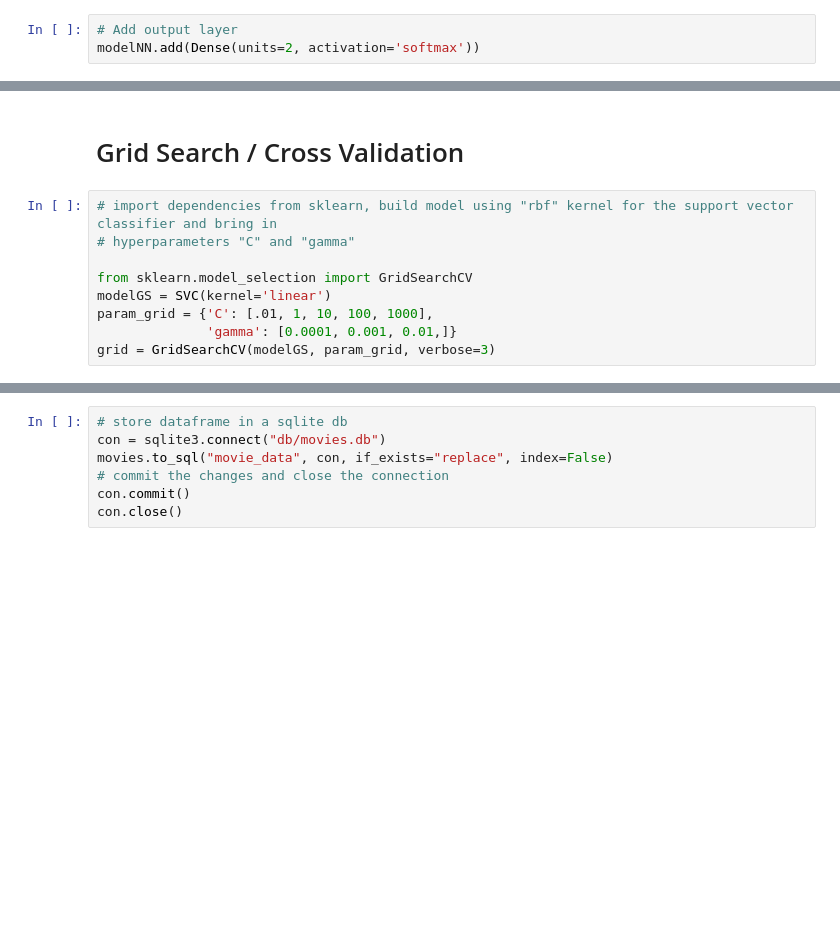
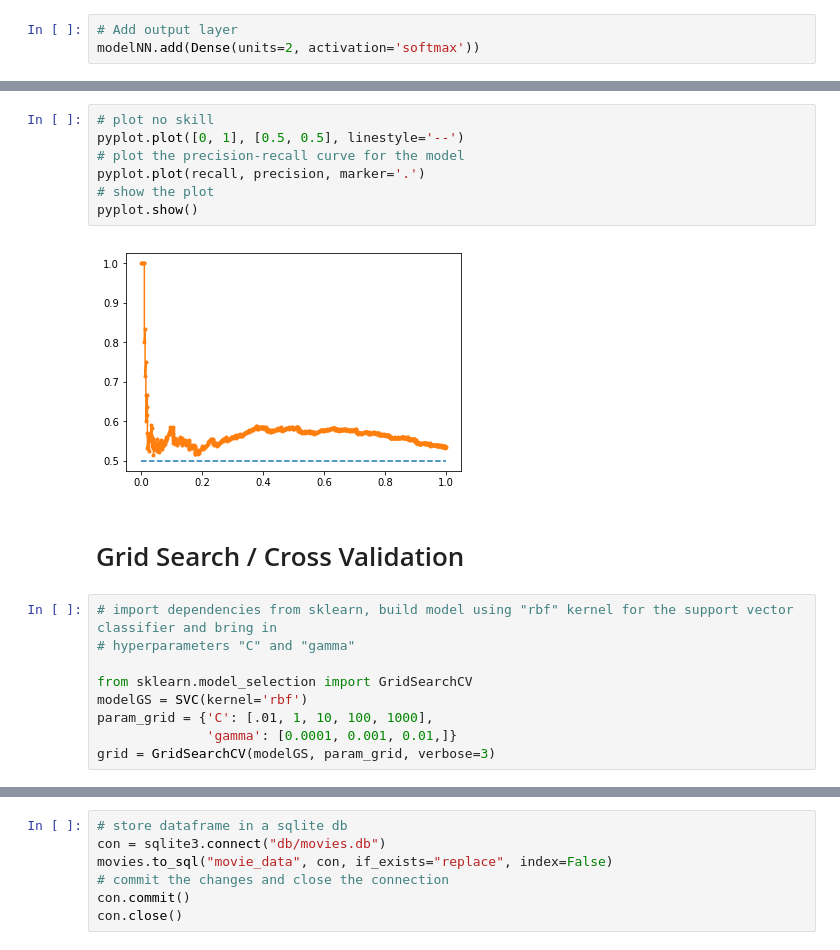
Before and after one commit to styrofomeBoots/project_3, a Jupyter notebook: bryan_workbook.ipynb, the cells around one changed output, grey strips where cells are left out. Cells and saved outputs as stored; diff of their text form; blank space fills up the shorter version.

```diff
--- a/bryan_workbook.ipynb
+++ b/bryan_workbook.ipynb
@@ -190,3 +242,12 @@ Loss: 0.6854826613543505, Accuracy: 0.5641711354255676
+# %%
+# plot no skill
+pyplot.plot([0, 1], [0.5, 0.5], linestyle='--')
+# plot the precision-recall curve for the model
+pyplot.plot(recall, precision, marker='.')
+# show the plot
+pyplot.show()
+# %% [output]
+[figure, added]
 # %% [markdown]
 # Grid Search / Cross Validation
 # %%
@@ -194,7 +255,7 @@ Loss: 0.6854826613543505, Accuracy: 0.5641711354255676
 # hyperparameters "C" and "gamma"
 
 from sklearn.model_selection import GridSearchCV
-modelGS = SVC(kernel='linear')
+modelGS = SVC(kernel='rbf')
 param_grid = {'C': [.01, 1, 10, 100, 1000],
               'gamma': [0.0001, 0.001, 0.01,]}
 grid = GridSearchCV(modelGS, param_grid, verbose=3)
```
Also changed, not shown: parts of 23 cells of this notebook.
